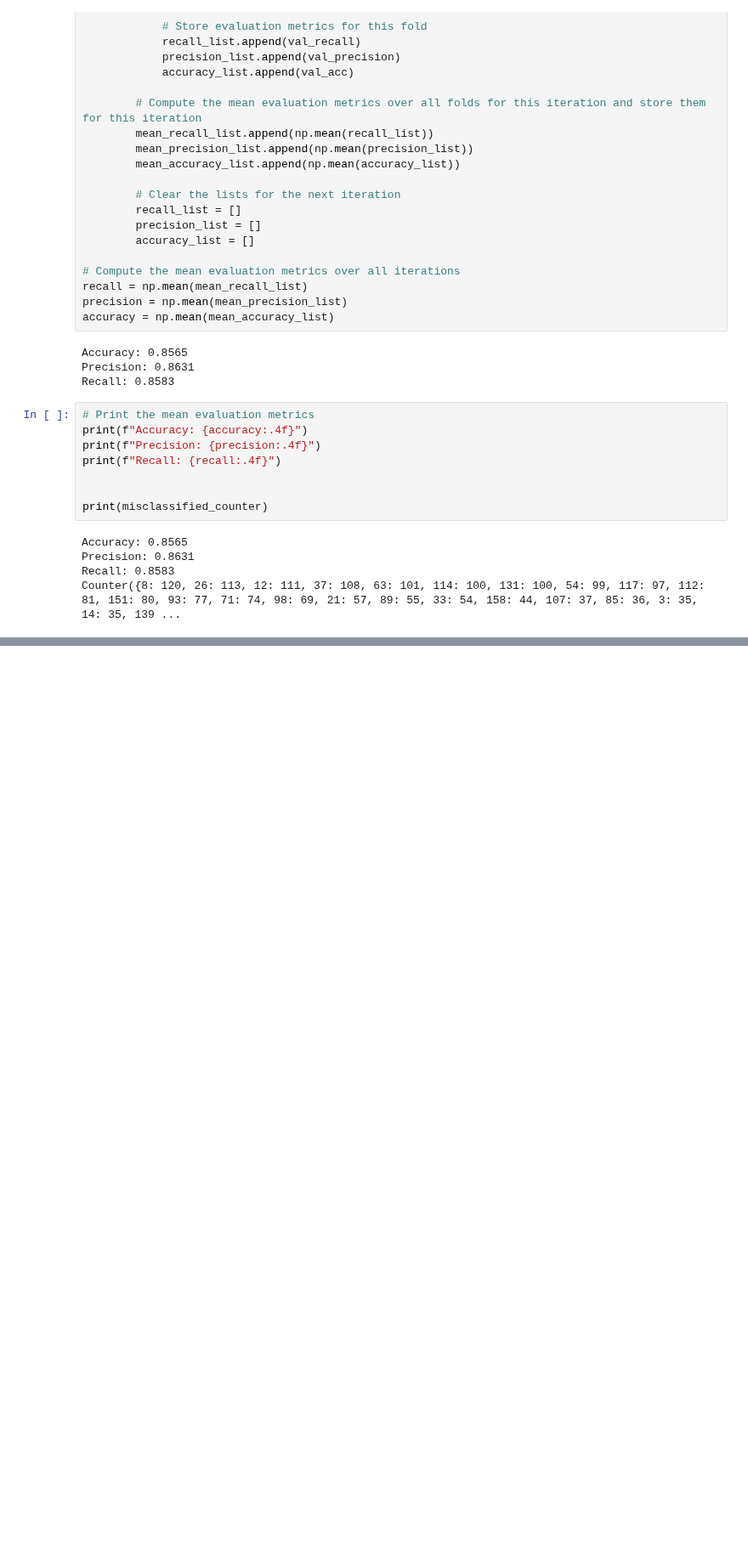
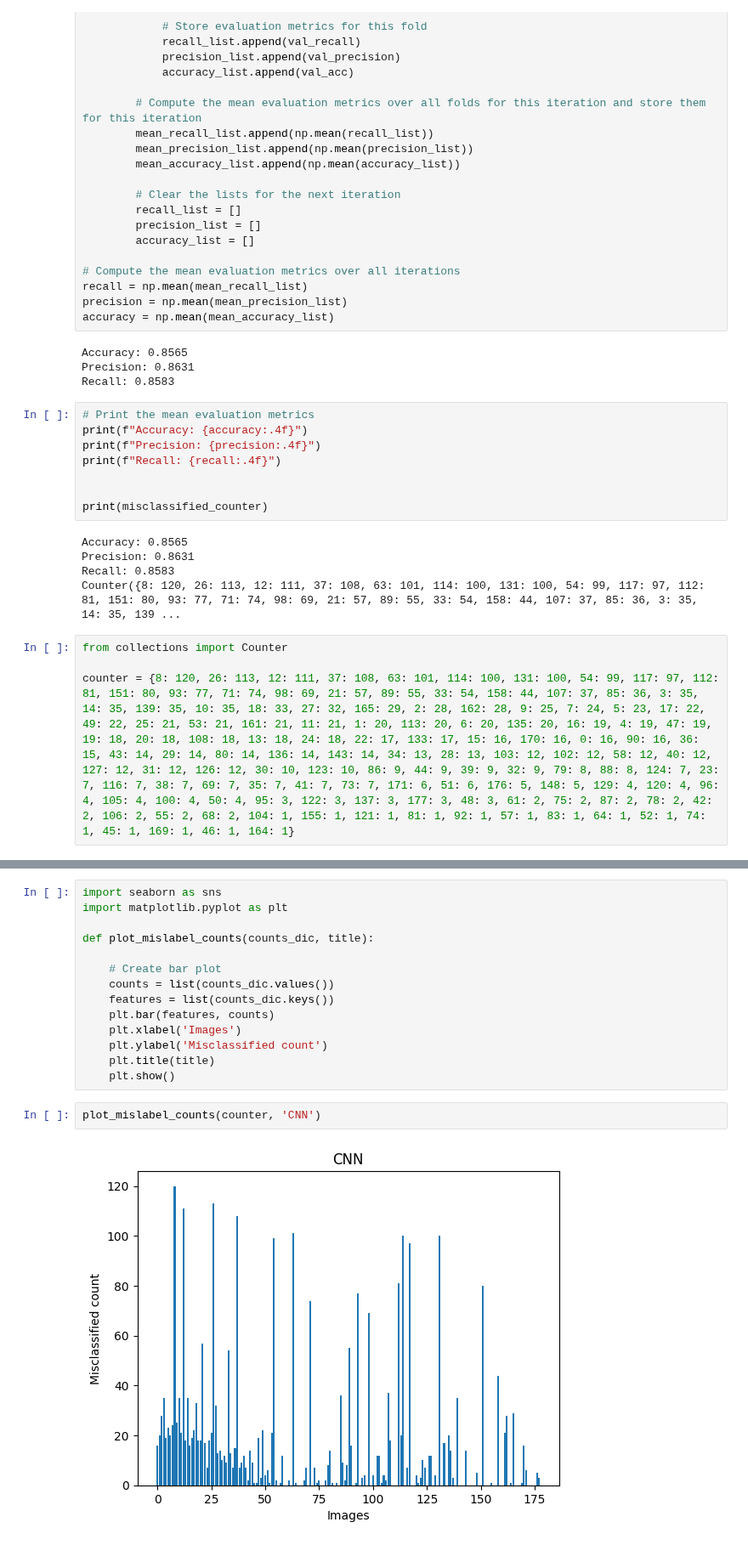
Before and after one commit to maximiliann97/Big-data-MVE441, a Jupyter notebook: CNN test file.ipynb, the cells around one changed output, grey strips where cells are left out. Shown at 85% size. Saved outputs shown, nothing was run; the diff lists cells and outputs as text; blank space fills up the shorter version.

```diff
--- a/CNN test file.ipynb
+++ b/CNN test file.ipynb
@@ -218,3 +218,7 @@ Accuracy: 0.8565
 Precision: 0.8631
 Recall: 0.8583
 Counter({8: 120, 26: 113, 12: 111, 37: 108, 63: 101, 114: 100, 131: 100, 54: 99, 117: 97, 112: 81, 151: 80, 93: 77, 71: 74, 98: 69, 21: 57, 89: 55, 33: 54, 158: 44, 107: 37, 85: 36, 3: 35, 14: 35, 139 ...
+# %%
+from collections import Counter
+
+counter = {8: 120, 26: 113, 12: 111, 37: 108, 63: 101, 114: 100, 131: 100, 54: 99, 117: 97, 112: 81, 151: 80, 93: 77, 71: 74, 98: 69, 21: 57, 89: 55, 33: 54, 158: 44, 107: 37, 85: 36, 3: 35, 14: 35, 139: 35, 10: 35, 18: 33, 27: 32, 165: 29, 2: 28, 162: 28, 9: 25, 7: 24, 5: 23, 17: 22, 49: 22, 25: 21, 53: 21, 161: 21, 11: 21, 1: 20, 113: 20, 6: 20, 135: 20, 16: 19, 4: 19, 47: 19, 19: 18, 20: 18, 108: 18, 13: 18, 24: 18, 22: 17, 133: 17, 15: 16, 170: 16, 0: 16, 90: 16, 36: 15, 43: 14, 29: 14, 80: 14, 136: 14, 143: 14, 34: 13, 28: 13, 103: 12, 102: 12, 58: 12, 40: 12, 127: 12, 31: 12, 126: 12, 30: 10, 123: 10, 86: 9, 44: 9, 39: 9, 32: 9, 79: 8, 88: 8, 124: 7, 23: 7, 116: 7, 38: 7, 69: 7, 35: 7, 41: 7, 73: 7, 171: 6, 51: 6, 176: 5, 148: 5, 129: 4, 120: 4, 96: 4, 105: 4, 100: 4, 50: 4, 95: 3, 122: 3, 137: 3, 177: 3, 48: 3, 61: 2, 75: 2, 87: 2, 78: 2, 42: 2, 106: 2, 55: 2, 68: 2, 104: 1, 155: 1, 121: 1, 81: 1, 92: 1, 57: 1, 83: 1, 64: 1, 52: 1, 74: 1, 45: 1, 169: 1, 46: 1, 164: 1}
@@ -220,0 +250,18 @@ Counter({8: 120, 26: 113, 12: 111, 37: 108, 63: 101, 114: 100, 131: 100, 54: 99,
+# %%
+import seaborn as sns
+import matplotlib.pyplot as plt
+
+def plot_mislabel_counts(counts_dic, title):
+
+    # Create bar plot
+    counts = list(counts_dic.values())
+    features = list(counts_dic.keys())
+    plt.bar(features, counts)
+    plt.xlabel('Images')
+    plt.ylabel('Misclassified count')
+    plt.title(title)
+    plt.show()
+# %%
+plot_mislabel_counts(counter, 'CNN')
+# %% [output]
+[figure, added]
```
Also changed, not shown: parts of 4 cells of this notebook, 1 other file.
